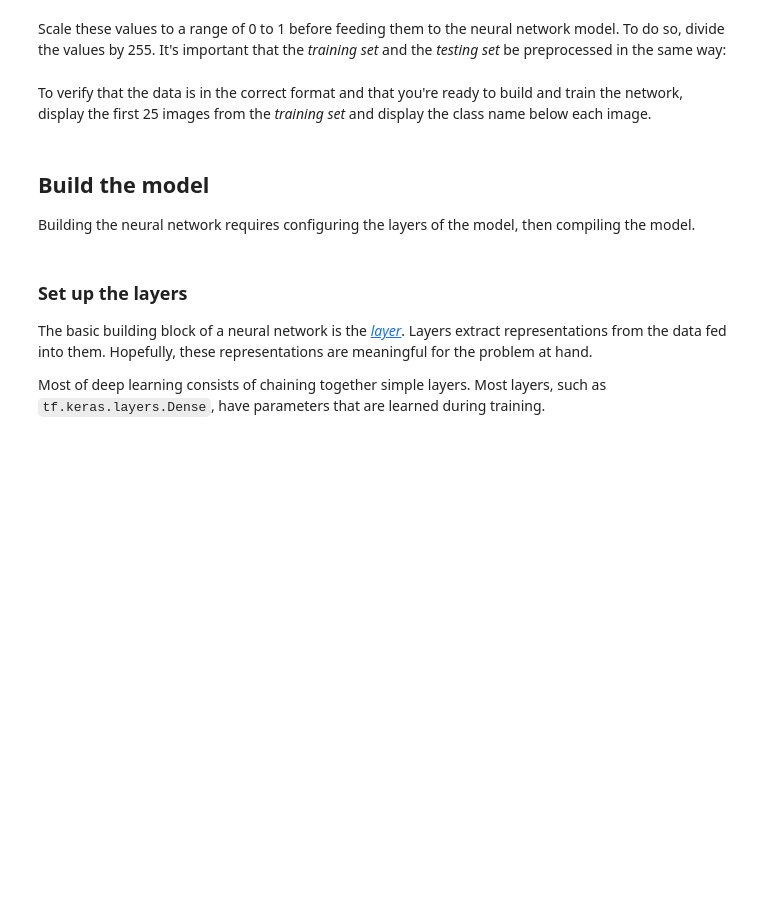
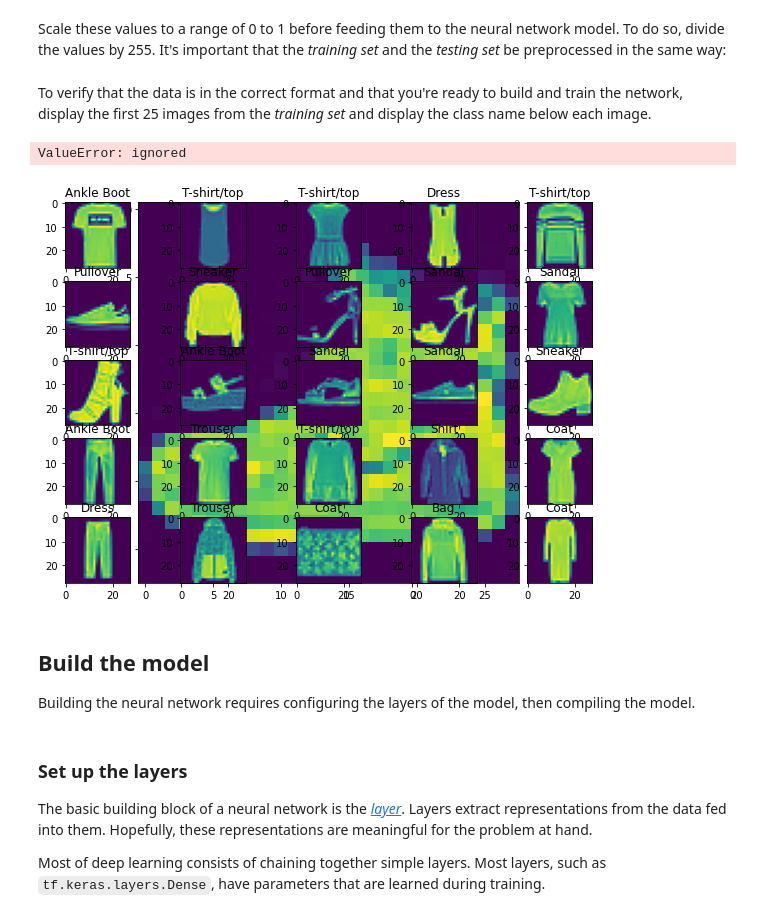
Before and after one commit to maitreya-v/Synapse_LP, a Jupyter notebook: CV_Week_2.ipynb, the cells around one changed output. Cells and saved outputs as stored; diff of their text form; code cells hidden in the pictures; blank space fills up the shorter version.

```diff
--- a/CV_Week_2.ipynb
+++ b/CV_Week_2.ipynb
@@ -377,7 +389,7 @@ Each image is mapped to a single label. Since the *class names* are not included
 # %%
 #store the class names in a list
 #complete the code below
-class_names =
+class_names = ['T-shirt/top','Trouser','Pullover','Dress','Coat','Sandal','Shirt','Sneaker','Bag','Ankle Boot']
 # %% [markdown]
 ## Explore the data
 
@@ -416,3 +442,16 @@ To verify that the data is in the correct format and that you're ready to build
+# %%
+#write code below
+fig = pyplot.figure(figsize=(10, 7))
+
+rows = 5
+columns = 5
+for i in range(25):
+  pyplot.imshow(train_images[i])
+  fig.add_subplot(rows,columns,i+1)
+  pyplot.title(class_names[train_labels[i]])
+# %% [output]
+ValueError: ignored
+[figure, added]
 # %% [markdown]
 ## Build the model
 
```
Also changed, not shown: parts of 9 cells of this notebook.
